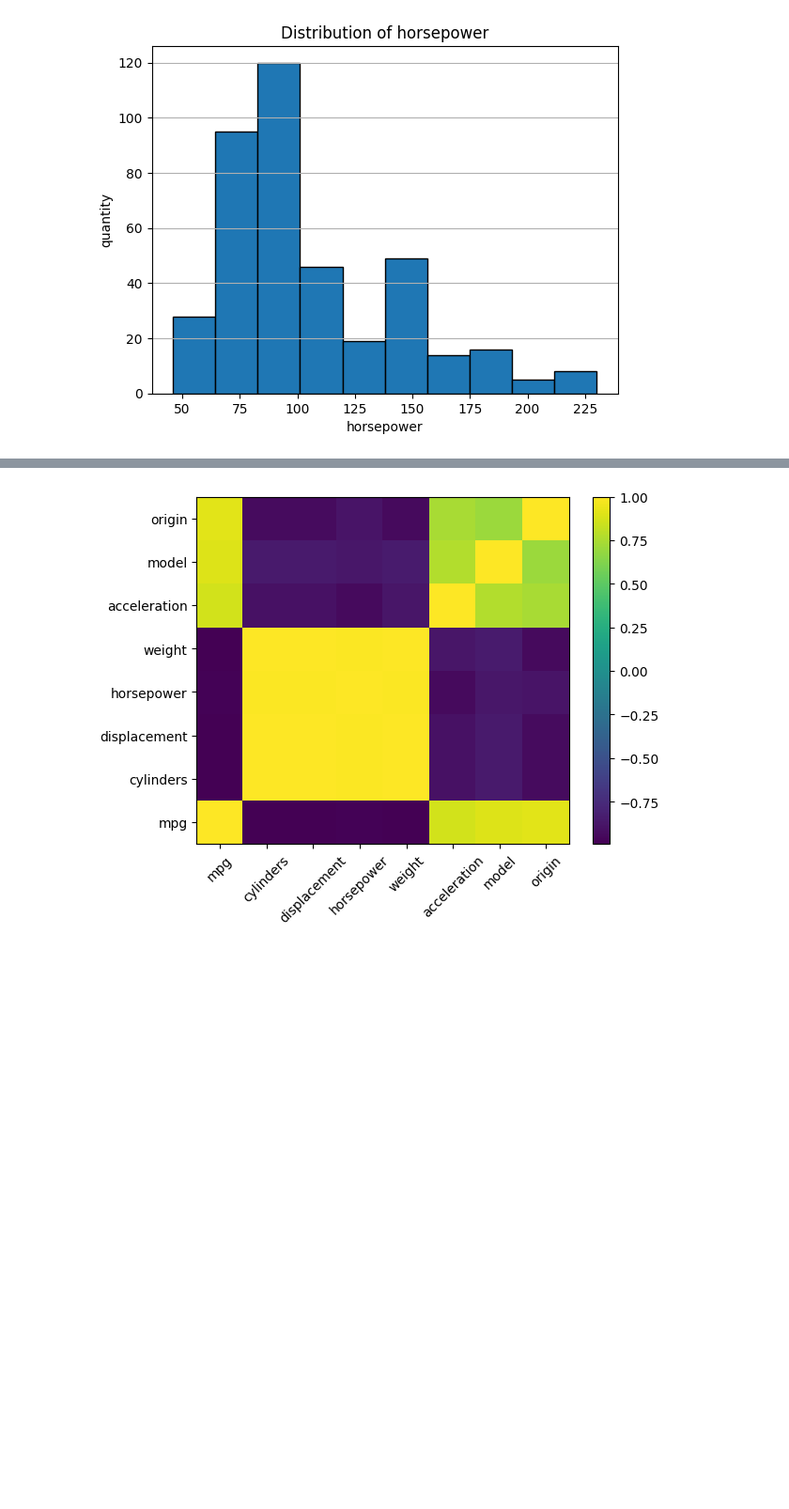
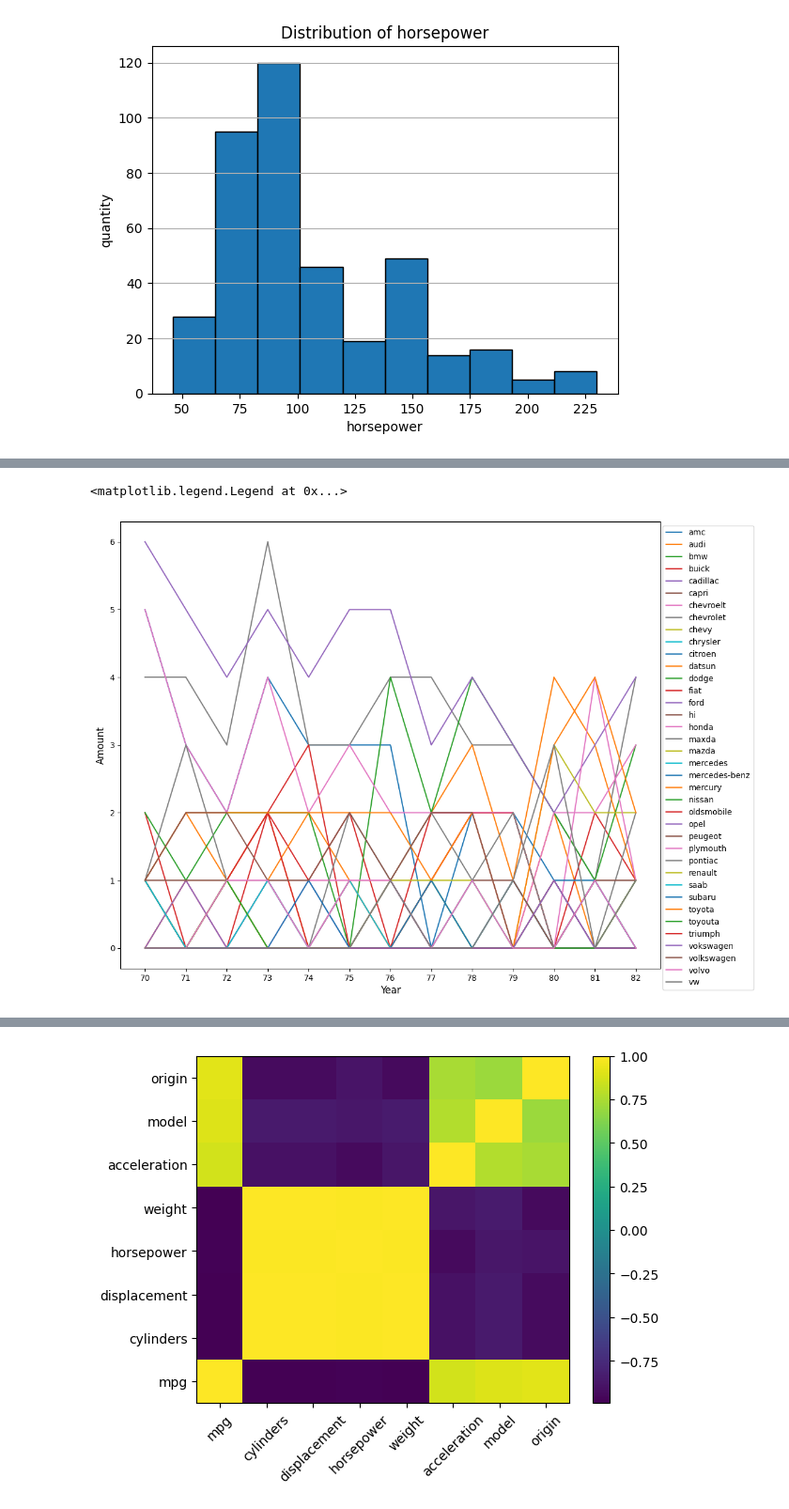
Before and after one commit to HoDangCao/Data-Vis, a Jupyter notebook: lab3/carmpg.ipynb, the cells around one changed output, grey strips where cells are left out. Shown: that part at 94% size. Cells and saved outputs as stored; diff of their text form; code cells hidden in the pictures; blank space fills up the shorter version.

```diff
--- a/lab3/carmpg.ipynb
+++ b/lab3/carmpg.ipynb
@@ -154,0 +193,4 @@ plot_scatter('model', 'cylinders')
+# %%
+df = data[['model','company']].groupby(['model','company']).value_counts().unstack(level=-1)
+df = df.fillna(0)
+# df
@@ -154,0 +214,9 @@ plot_scatter('model', 'cylinders')
+# %%
+df.plot(figsize=(12,10))
+plt.xticks(df.index)
+plt.xlabel('Year', fontsize=12)
+plt.ylabel('Amount', fontsize=12)
+plt.legend(bbox_to_anchor=(1.18, 1), loc=0)
+# %% [output]
+<matplotlib.legend.Legend at 0x...>
+[figure, added]
```
Also changed, not shown: parts of 11 cells of this notebook.
